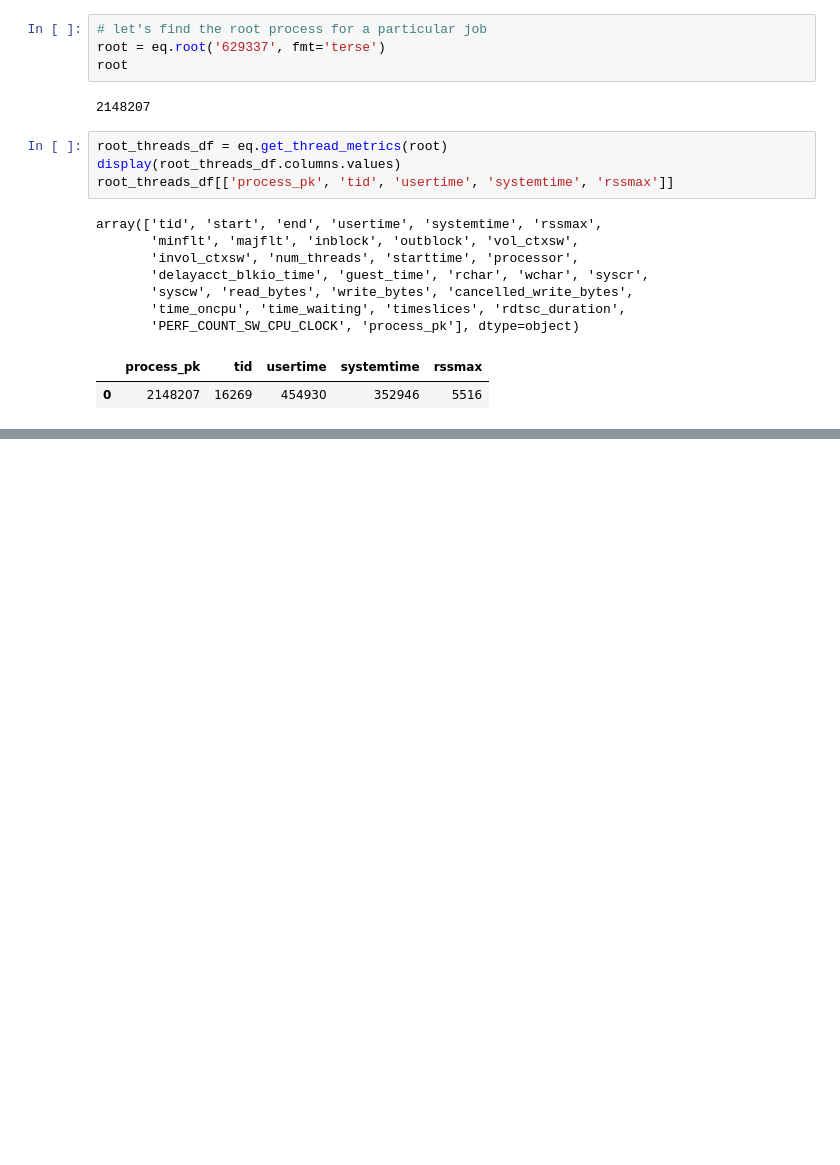
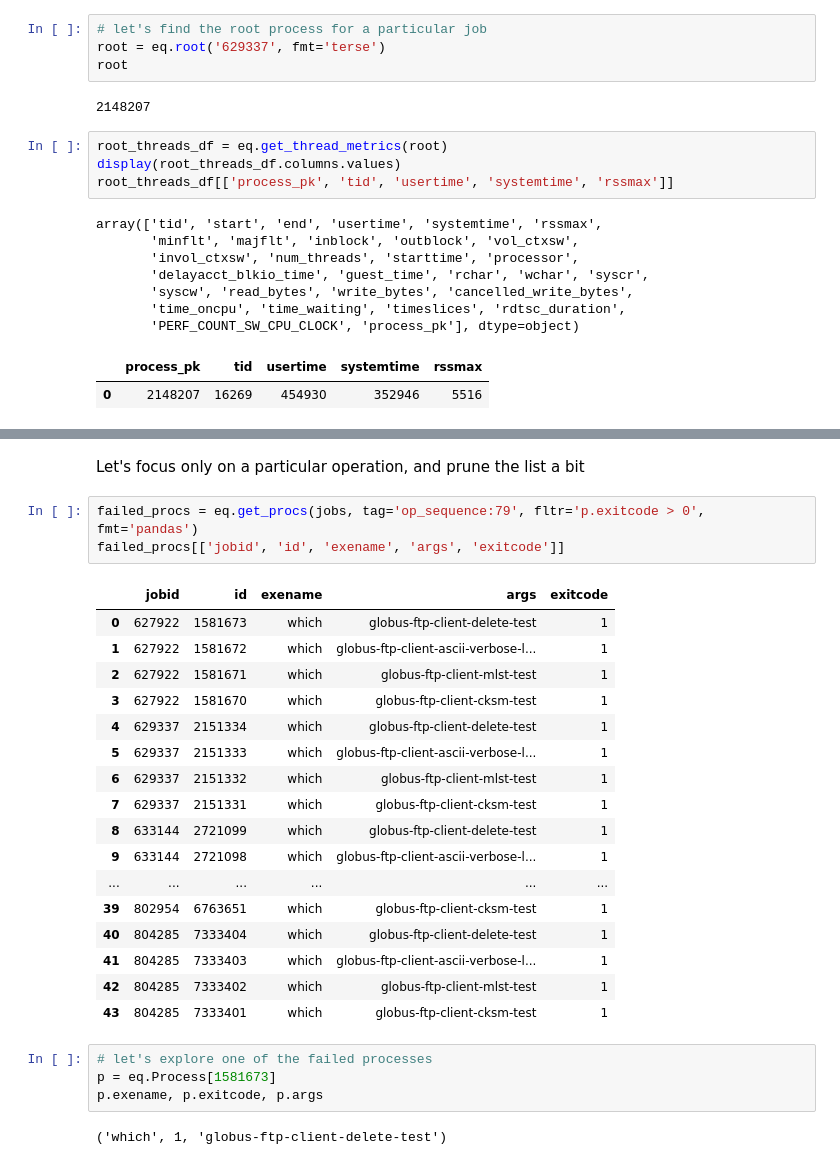
Before and after one commit to ilaflott/epmt, a Jupyter notebook: Query-API.ipynb, the cells around one changed output, grey strips where cells are left out. Drawn from its saved outputs; the diff is of its cells as text; blank space fills up the shorter version.

```diff
--- a/Query-API.ipynb
+++ b/Query-API.ipynb
@@ -643,0 +628,29 @@ j
+# %% [markdown]
+Let's focus only on a particular operation, and prune the list a bit
+# %%
+failed_procs = eq.get_procs(jobs, tag='op_sequence:79', fltr='p.exitcode > 0', fmt='pandas')
+failed_procs[['jobid', 'id', 'exename', 'args', 'exitcode']]
+# %% [output]
+|  | jobid | id | exename | args | exitcode |
+| 0 | 627922 | 1581673 | which | globus-ftp-client-delete-test | 1 |
+| 1 | 627922 | 1581672 | which | globus-ftp-client-ascii-verbose-l... | 1 |
+| 2 | 627922 | 1581671 | which | globus-ftp-client-mlst-test | 1 |
+| 3 | 627922 | 1581670 | which | globus-ftp-client-cksm-test | 1 |
+| 4 | 629337 | 2151334 | which | globus-ftp-client-delete-test | 1 |
+| 5 | 629337 | 2151333 | which | globus-ftp-client-ascii-verbose-l... | 1 |
+| 6 | 629337 | 2151332 | which | globus-ftp-client-mlst-test | 1 |
+| 7 | 629337 | 2151331 | which | globus-ftp-client-cksm-test | 1 |
+| 8 | 633144 | 2721099 | which | globus-ftp-client-delete-test | 1 |
+| 9 | 633144 | 2721098 | which | globus-ftp-client-ascii-verbose-l... | 1 |
+| ... | ... | ... | ... | ... | ... |
+| 39 | 802954 | 6763651 | which | globus-ftp-client-cksm-test | 1 |
+| 40 | 804285 | 7333404 | which | globus-ftp-client-delete-test | 1 |
+| 41 | 804285 | 7333403 | which | globus-ftp-client-ascii-verbose-l... | 1 |
+| 42 | 804285 | 7333402 | which | globus-ftp-client-mlst-test | 1 |
+| 43 | 804285 | 7333401 | which | globus-ftp-client-cksm-test | 1 |
+# %%
+# let's explore one of the failed processes
+p = eq.Process[1581673]
+p.exename, p.exitcode, p.args
+# %% [output]
+('which', 1, 'globus-ftp-client-delete-test')
```
Also changed, not shown: parts of 93 cells of this notebook.
